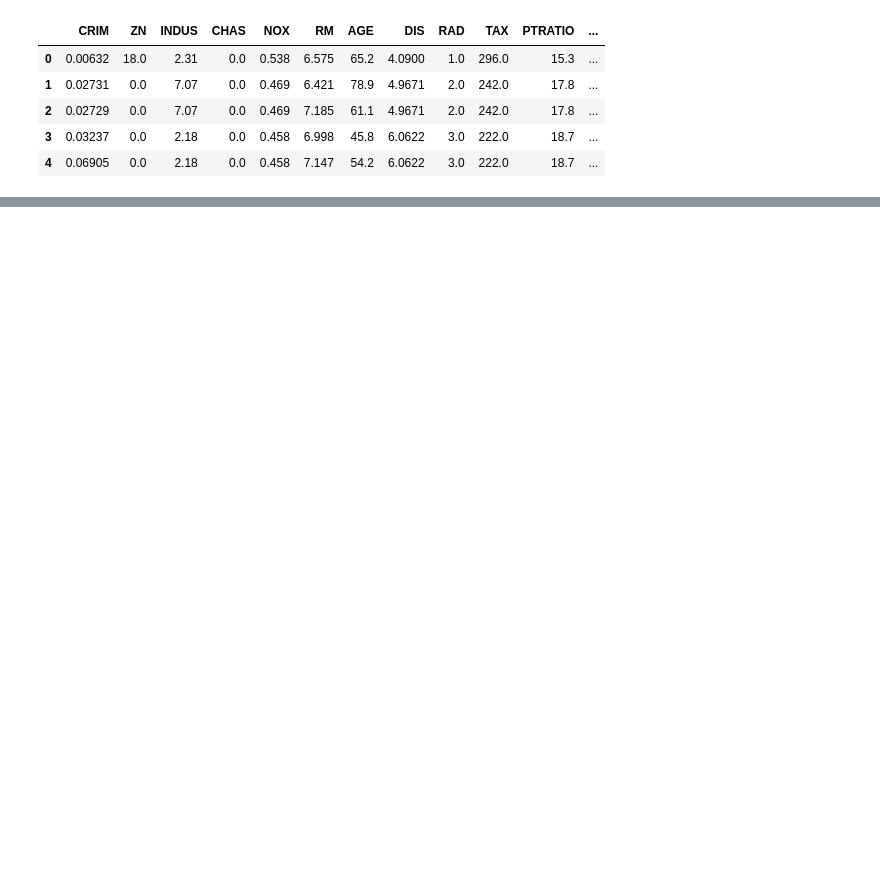
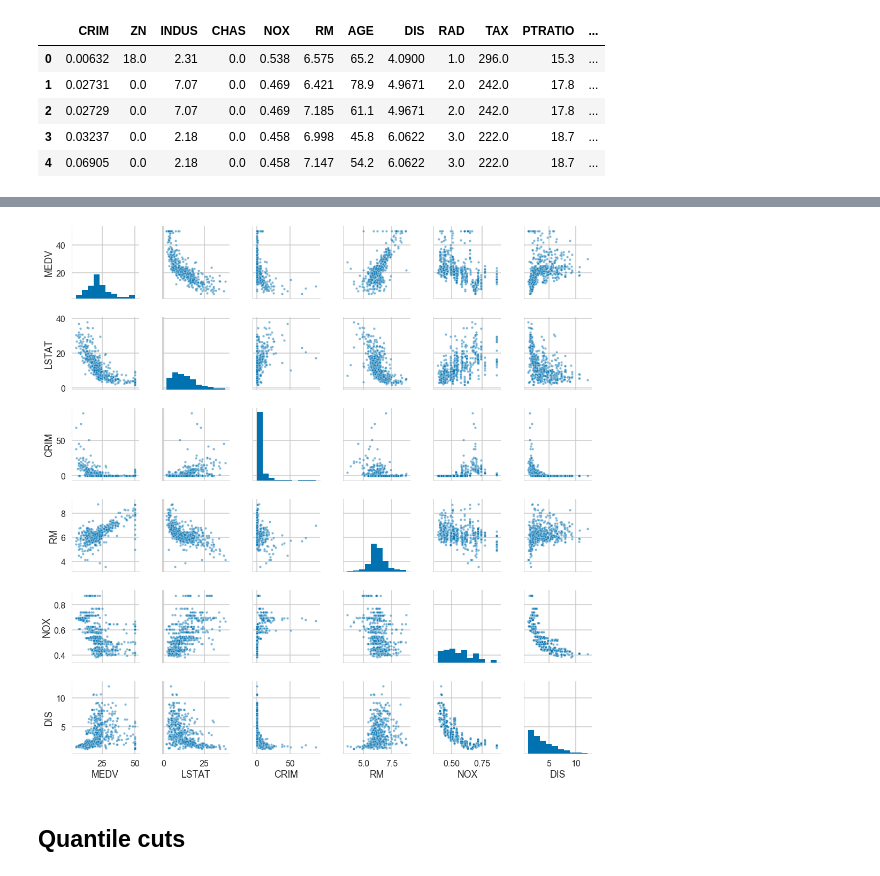
Before and after one commit to jbwhit/jupyter-tips-and-tricks, a Jupyter notebook: deliver/03-Pandas-and-Plotting.ipynb, the cells around one changed output, grey strips where cells are left out. Drawn from its saved outputs; the diff is of its cells as text; code cells hidden in the pictures; blank space fills up the shorter version.

```diff
--- a/deliver/03-Pandas-and-Plotting.ipynb
+++ b/deliver/03-Pandas-and-Plotting.ipynb
@@ -163,0 +160,9 @@ pd.cut()
+# %%
+sns.pairplot(data=df,
+             vars=['MEDV', 'LSTAT', 'CRIM', 'RM', 'NOX', 'DIS'],
+             plot_kws={'s':20, 'alpha':0.5}
+            );
+# %% [output]
+[figure, added]
+# %% [markdown]
+## Quantile cuts
```
Also changed, not shown: parts of 16 cells of this notebook, 11 other files.
